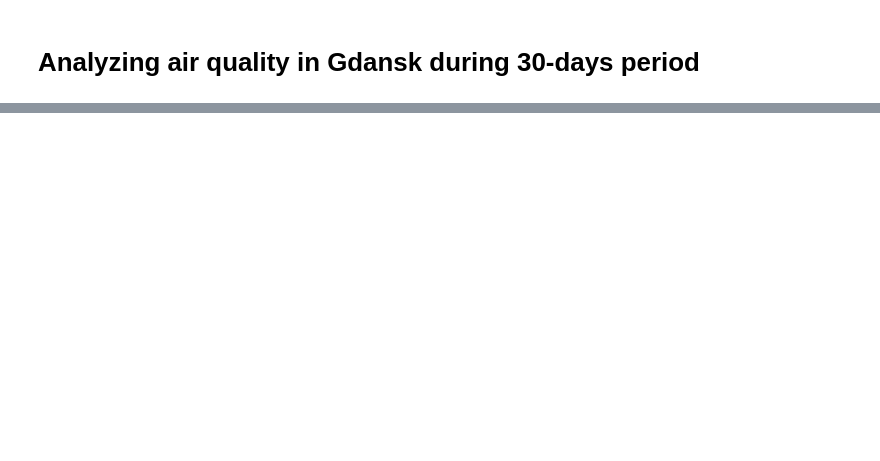
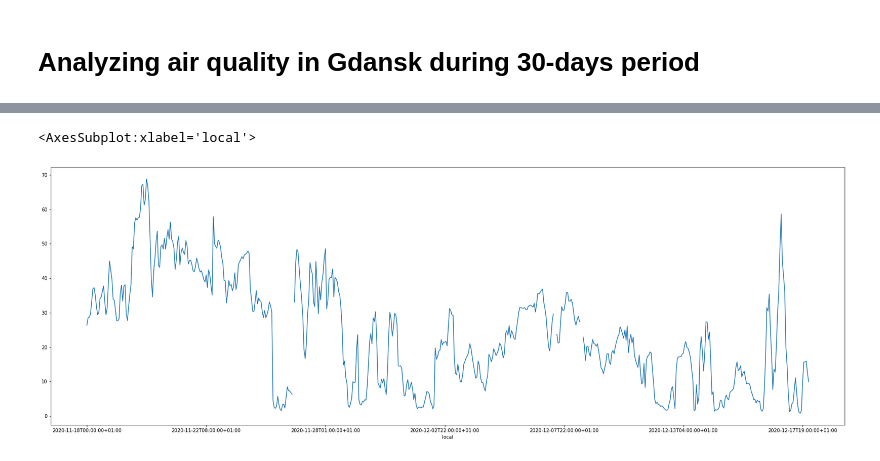
Before and after one commit to MVGasior/Pandas, a Jupyter notebook: Analizing air quality in Gdansk during last month.ipynb, the cells around one changed output, grey strips where cells are left out. Cells and saved outputs as stored; diff of their text form; code cells hidden in the pictures; blank space fills up the shorter version.

```diff
--- a/Analizing air quality in Gdansk during last month.ipynb
+++ b/Analizing air quality in Gdansk during last month.ipynb
@@ -47,0 +36,5 @@ grouped.first()
+# %%
+air_quality['o3'].plot(figsize=(30,10))
+# %% [output]
+<AxesSubplot:xlabel='local'>
+[figure, added]
```
Also changed, not shown: parts of 8 cells of this notebook.
